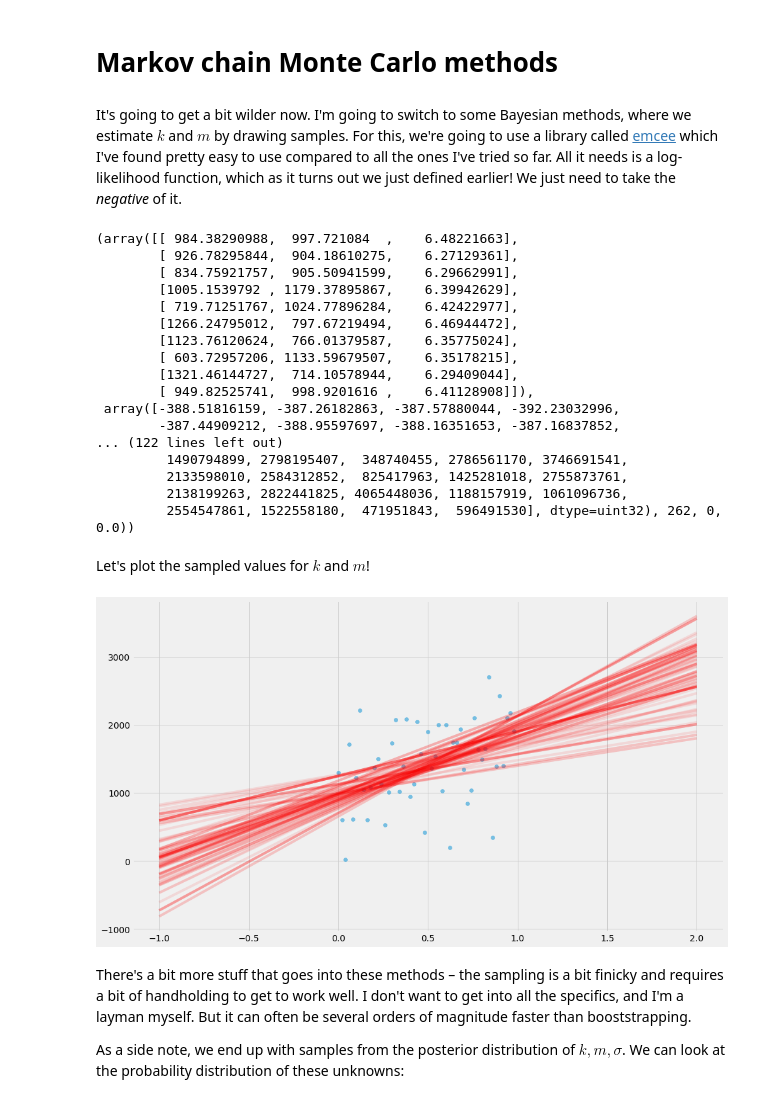
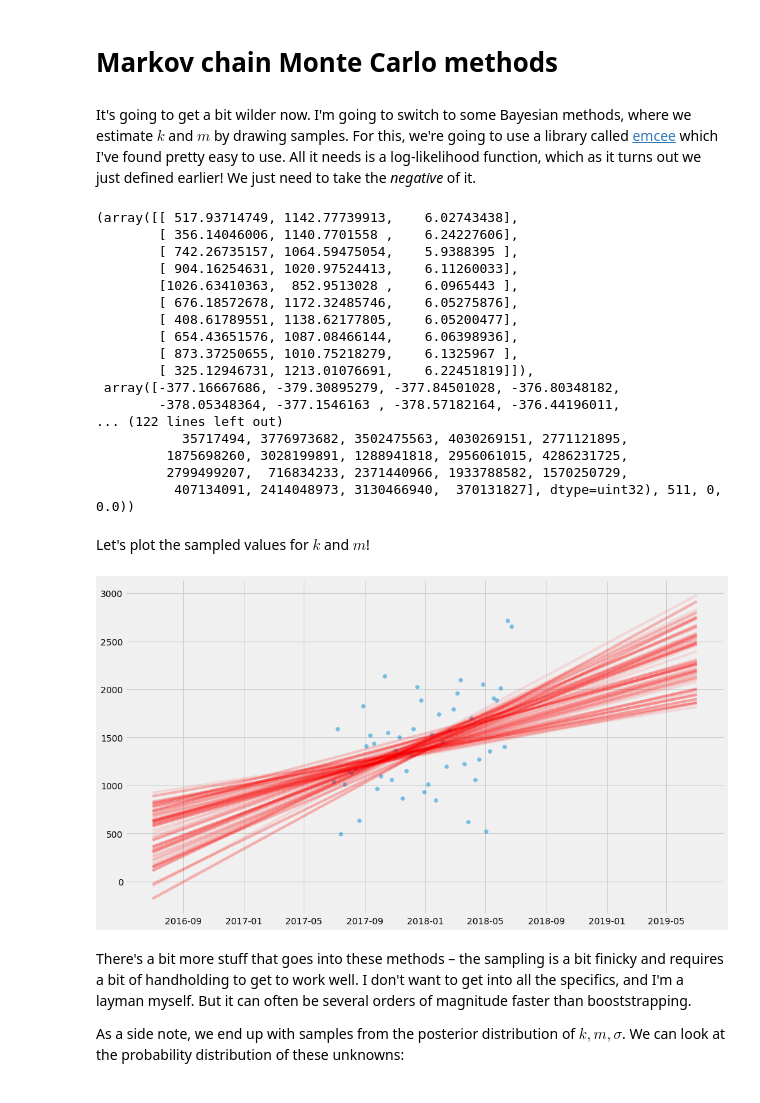
Before and after one commit to erikbern/uncertainty, a Jupyter notebook: notebook.ipynb, the cells around one changed output. Drawn from its saved outputs; the diff is of its cells as text; code cells hidden in the pictures.

Commit message:
mostly just fix x axes

```diff
--- a/notebook.ipynb
+++ b/notebook.ipynb
@@ -11,12 +11,14 @@ I don't believe in learning things without a concrete example, so let's generate
 # %%
 def generate_time_series(k=700, m=1000, n=50,
-                         start_date=datetime.date(2017, 1, 1)):
+                         start_date=datetime.date(2017, 7, 1)):
     xs = numpy.linspace(0, 1, n, endpoint=False)
     ys = [k*x + m + random.gauss(0, 500) for x in xs]
     ts = [start_date + datetime.timedelta(x)*365 for x in xs]
-    return xs, ys, ts
+    x_scale = numpy.linspace(-1, 2, 500) # for plotting
+    t_scale = [start_date + datetime.timedelta(x)*365 for x in x_scale]
+    return xs, ys, ts, x_scale, t_scale
 
-xs, ys, ts = generate_time_series()
+xs, ys, ts, x_scale, t_scale = generate_time_series()
 # %% [markdown]
 Before we get started with anything, we need graphics. Let's plot to see what's going on!
 # %%
@@ -198,7 +193,7 @@ There's some smart ways you can implement linear regression so that it's extreme
 
 I'm going to do it in what I think of as the most general possible way. We're going to define a _model_ (in this case a straight line), a _loss function_ (squared deviations from this straight line) and then optimize it using a general-purpose solver (scipy.optimize.minimize).
 # %%
-xs, ys, ts = generate_time_series()
+xs, ys, ts, x_scale, t_scale = generate_time_series()
 
 def model(xs, k, m):
     return k * xs + m
@@ -209,8 +204,7 @@ def l2_loss(tup, xs, ys):
     return numpy.dot(delta, delta)
 
 k_hat, m_hat = scipy.optimize.minimize(l2_loss, (0, 0), args=(xs, ys)).x
-pyplot.scatter(xs, ys, alpha=0.5)
-x_scale = numpy.linspace(-1, 2, 500)
-pyplot.plot(x_scale, model(x_scale, k_hat, m_hat), color='red', linewidth=5)
+pyplot.scatter(ts, ys, alpha=0.5)
+pyplot.plot(t_scale, model(x_scale, k_hat, m_hat), color='red', linewidth=5)
 # %% [output]
 [<matplotlib.lines.Line2D at 0x...>]
@@ -332,10 +323,10 @@ Unfortunately bootstrapping turns out to be fairly slow for this problem – for
 # %% [markdown]
 # Markov chain Monte Carlo methods
 # %% [markdown]
-It's going to get a bit wilder now. I'm going to switch to some Bayesian methods, where we estimate $k$ and $m$ by drawing samples.  For this, we're going to use a library called [emcee](http://emcee.readthedocs.io/) which I've found pretty easy to use compared to all the ones I've tried so far. All it needs is a log-likelihood function, which as it turns out we just defined earlier! We just need to take the _negative_ of it.
+It's going to get a bit wilder now. I'm going to switch to some Bayesian methods, where we estimate $k$ and $m$ by drawing samples.  For this, we're going to use a library called [emcee](http://emcee.readthedocs.io/) which I've found pretty easy to use. All it needs is a log-likelihood function, which as it turns out we just defined earlier! We just need to take the _negative_ of it.
 # %%
 import emcee
-xs, ys, ts = generate_time_series()
+xs, ys, ts, x_scale, t_scale = generate_time_series()
 
 def log_likelihood(tup, xs, ys):
     return -neg_log_likelihood(tup, xs, ys)
@@ -346,35 +337,34 @@ sampler = emcee.EnsembleSampler(nwalkers, ndim, log_likelihood,
                                 args=[xs, ys])
 sampler.run_mcmc(p0, 10000)
 # %% [output]
-(array([[ 984.38290988,  997.721084  ,    6.48221663],
-        [ 926.78295844,  904.18610275,    6.27129361],
-        [ 834.75921757,  905.50941599,    6.29662991],
-        [1005.1539792 , 1179.37895867,    6.39942629],
-        [ 719.71251767, 1024.77896284,    6.42422977],
-        [1266.24795012,  797.67219494,    6.46944472],
-        [1123.76120624,  766.01379587,    6.35775024],
-        [ 603.72957206, 1133.59679507,    6.35178215],
-        [1321.46144727,  714.10578944,    6.29409044],
-        [ 949.82525741,  998.9201616 ,    6.41128908]]),
- array([-388.51816159, -387.26182863, -387.57880044, -392.23032996,
-        -387.44909212, -388.95597697, -388.16351653, -387.16837852,
+(array([[ 517.93714749, 1142.77739913,    6.02743438],
+        [ 356.14046006, 1140.7701558 ,    6.24227606],
+        [ 742.26735157, 1064.59475054,    5.9388395 ],
+        [ 904.16254631, 1020.97524413,    6.11260033],
+        [1026.63410363,  852.9513028 ,    6.0965443 ],
+        [ 676.18572678, 1172.32485746,    6.05275876],
+        [ 408.61789551, 1138.62177805,    6.05200477],
+        [ 654.43651576, 1087.08466144,    6.06398936],
+        [ 873.37250655, 1010.75218279,    6.1325967 ],
+        [ 325.12946731, 1213.01076691,    6.22451819]]),
+ array([-377.16667686, -379.30895279, -377.84501028, -376.80348182,
+        -378.05348364, -377.1546163 , -378.57182164, -376.44196011,
 ... (122 lines left out)
-         1490794899, 2798195407,  348740455, 2786561170, 3746691541,
-         2133598010, 2584312852,  825417963, 1425281018, 2755873761,
-         2138199263, 2822441825, 4065448036, 1188157919, 1061096736,
-         2554547861, 1522558180,  471951843,  596491530], dtype=uint32), 262, 0, 0.0))
+           35717494, 3776973682, 3502475563, 4030269151, 2771121895,
+         1875698260, 3028199891, 1288941818, 2956061015, 4286231725,
+         2799499207,  716834233, 2371440966, 1933788582, 1570250729,
+          407134091, 2414048973, 3130466940,  370131827], dtype=uint32), 511, 0, 0.0))
 # %% [markdown]
 Let's plot the sampled values for $k$ and $m$!
 # %%
 # Grab the last 10 from each walker
 samples = sampler.chain[:, -10:, :].reshape((-1, ndim))
 
-x_scale = numpy.linspace(-1, 2, 1000)
-pyplot.scatter(xs, ys, alpha=0.5)
+pyplot.scatter(ts, ys, alpha=0.5)
 for k, m, log_sigma in samples:
-    pyplot.plot(x_scale, model(x_scale, k, m), alpha=0.1, color='red')
+    pyplot.plot(t_scale, model(x_scale, k, m), alpha=0.1, color='red')
 # %% [output]
-[figure, old version]
+[figure, new version]
 # %% [markdown]
 There's a bit more stuff that goes into these methods – the sampling is a bit finicky and requires a bit of handholding to get to work well. I don't want to get into all the specifics, and I'm a layman myself. But it can often be several orders of magnitude faster than booststrapping.
 
```
Also changed, not shown: parts of 21 cells of this notebook.
